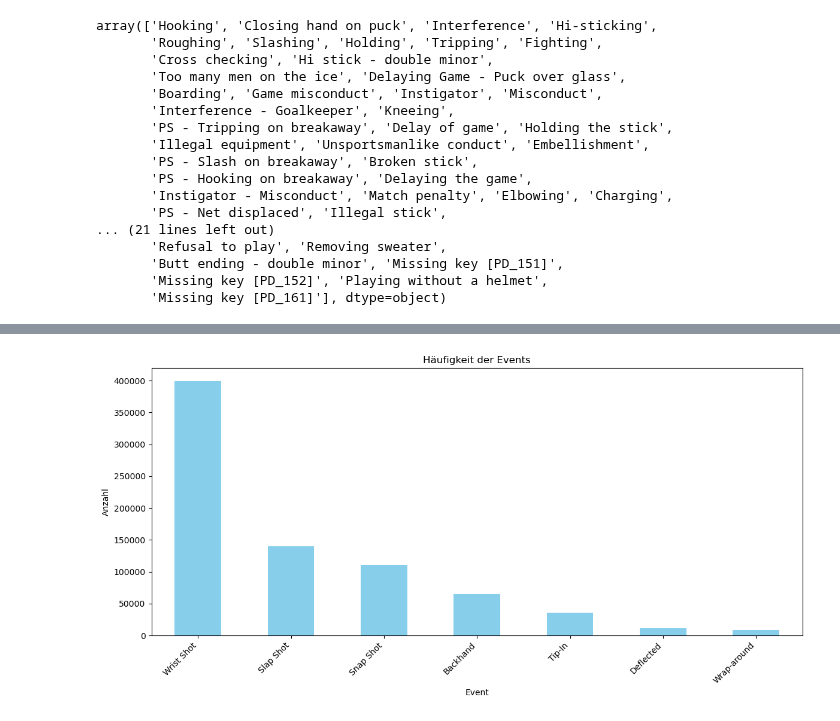
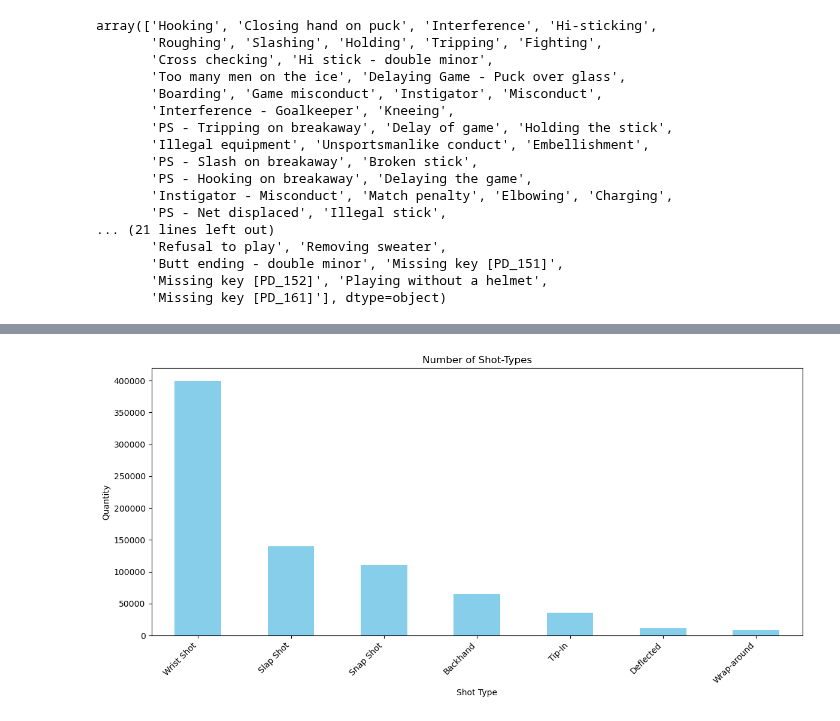
Before and after one commit to AndreasKretschmer/IceHockey_DataAnalysis, a Jupyter notebook: data/prepare_data.ipynb, the cells around one changed output, grey strips where cells are left out. Drawn from its saved outputs; the diff is of its cells as text; code cells hidden in the pictures.

```diff
--- a/data/prepare_data.ipynb
+++ b/data/prepare_data.ipynb
@@ -184,17 +162,6 @@ plot_amount_event(shots_season)
-# %%
-# Count the frequency of each shot type
-shot_types = shots['secondaryType'].value_counts()
-
-# Create a bar plot
-plt.figure(figsize=(12, 6))
-shot_types.plot(kind='bar', color='skyblue')
-plt.title('Häufigkeit der Events')
-plt.xlabel('Event')
-plt.ylabel('Anzahl')
-plt.xticks(rotation=45, ha='right')
-plt.tight_layout()
-
-# Show the plot
-plt.show()
-# %% [output]
-[figure, removed]
+# %%
+# Count the frequency of each shot type
+shot_types = shots['secondaryType'].value_counts()
+plot_amount_event(shot_types, 'Number of Shot-Types', 'Shot Type', 'Quantity')
+# %% [output]
+[figure, added]
```
Also changed, not shown: parts of 5 cells of this notebook, 12 other files.
